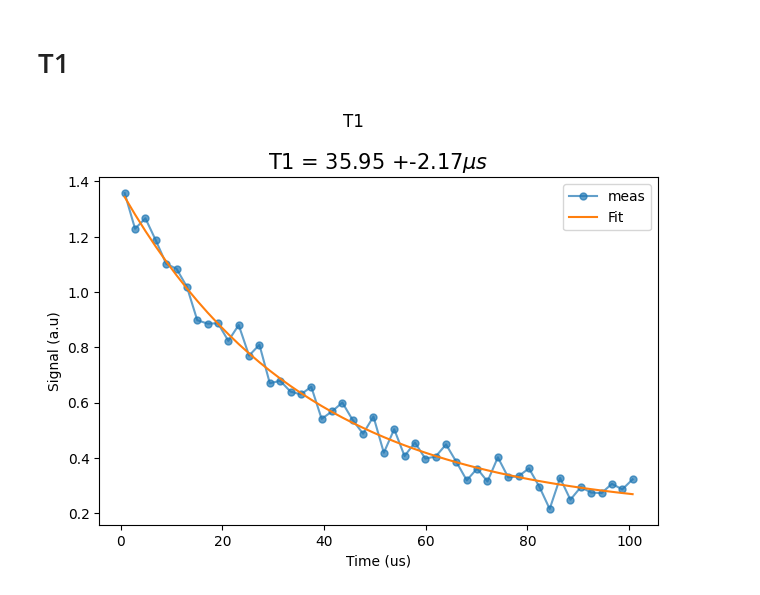
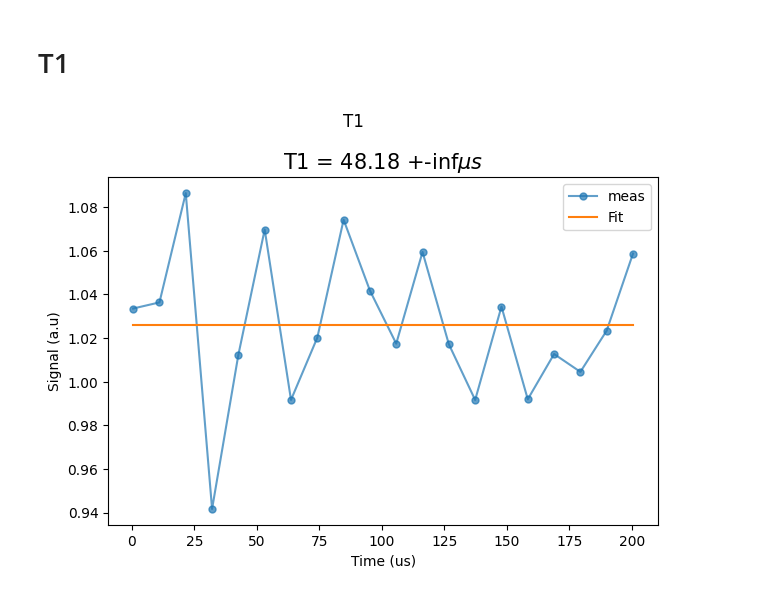
Before and after one commit to JayChien04717/tprocv2_guidemo, a Jupyter notebook: Desktop/tprocv2_guidemo-main/csutscrip/mux_single.ipynb, the cells around one changed output. Cells and saved outputs as stored; diff of their text form; code cells hidden in the pictures.

```diff
--- a/Desktop/tprocv2_guidemo-main/csutscrip/mux_single.ipynb
+++ b/Desktop/tprocv2_guidemo-main/csutscrip/mux_single.ipynb
@@ -229,7 +229,7 @@ F_Steps = 81
 
 sweep = np.linspace(-F_Span, F_Span, F_Steps)
 onetone = []
-config['res_gains'] = [0.05]
+config['res_gains'] = [0.5]
 run_cfg={**config}
 
 py_avg = 10
@@ -295,12 +295,13 @@ class MuxTwoTone(AveragerProgramV2):
 
 span = 100
 step = 200
-config['res_gains'] = [0.07]
+config['res_gains'] = [0.3]
+x = 4700
 config.update({
     'steps': step,
-    'f_ge': 2737 + QickSweep1D("freqloop", -span, span),
-    'qmixer_freq': 2800,
-    'qb_nqz':1,
+    'f_ge': x + QickSweep1D("freqloop", -span, span),
+    'qmixer_freq': x,
+    'qb_nqz':2,
     'qb_len':5,
     'qb_gain': 0.2,
     'sigma':0.05
@@ -367,14 +368,14 @@ class MuxRabi(AveragerProgramV2):
 # %%
 py_avg = 50
 
-STEP = 100
+STEP = 50
 config.update({
     'steps': STEP,
     'qb_gain':QickSweep1D("gainloop", 0, 1),
-    'sigma':0.15,
-    'qb_len':0.2,
-    'relax_delay':200,
-    'qb_nqz':1
+    'sigma':0.1,
+    # 'qb_len':0.2,
+    'relax_delay':50,
+    'qb_nqz':2
 })
 
 run_cfg = {**config}
@@ -598,7 +599,7 @@ class MuxT1(AveragerProgramV2):
                     envelope='ramp',
                     freq=cfg['f_ge'],
                     phase= cfg['qb_phase'],
-                    gain=cfg['pi_gain'],
+                    gain=0.5,
                     # length=cfg["q_len"],
                     )
 
@@ -610,21 +611,21 @@ class MuxT1(AveragerProgramV2):
 
 
 START_TIME = 0 # [us]
-STOP_TIME = 100 # [us]
-STEP = 50
+STOP_TIME = 200 # [us]
+STEP = 20
 config.update({
     'steps': STEP,
     'wait_time': QickSweep1D('waitloop', START_TIME, STOP_TIME),
-    'relax_delay':150
+    'relax_delay':100
 })
 
 run_cfg = {**config}
 # %%
 pyavg = 50
 T1=MuxT1(soccfg, reps=run_cfg['reps'], final_delay=run_cfg['relax_delay'], cfg=run_cfg)
 iq_list = T1.acquire(soc, soft_avgs=pyavg, progress=True)
 delay_times = T1.get_time_param('wait', "t", as_array=True)
 
-t1 = T1_analyze(delay_times, np.real(iq_list[0][0].dot([1,1j])))
+t1 = T1_analyze(delay_times, np.abs(iq_list[0][0].dot([1,1j])))
 # %% [output]
-[figure, old version]
+[figure, new version]
```
Also changed, not shown: parts of 6 cells of this notebook, 7 other files.
